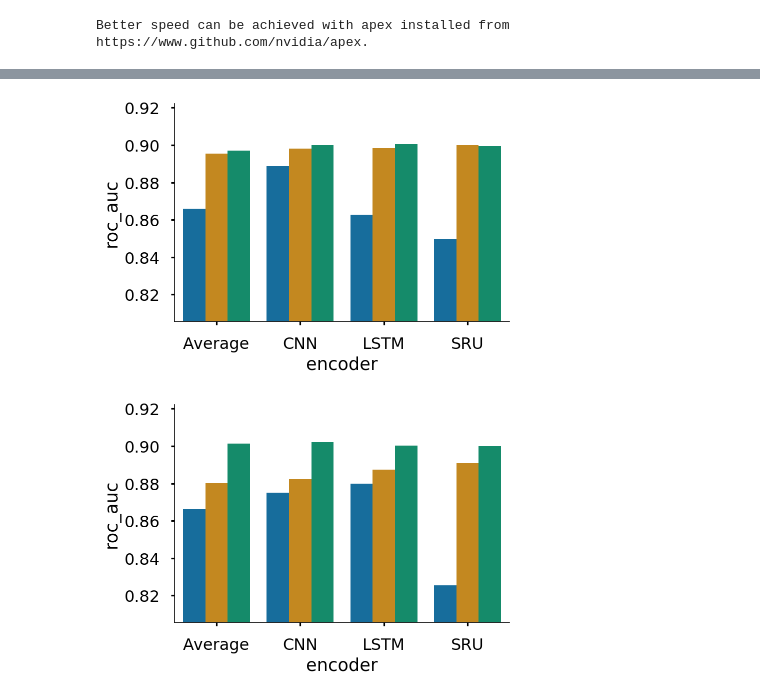
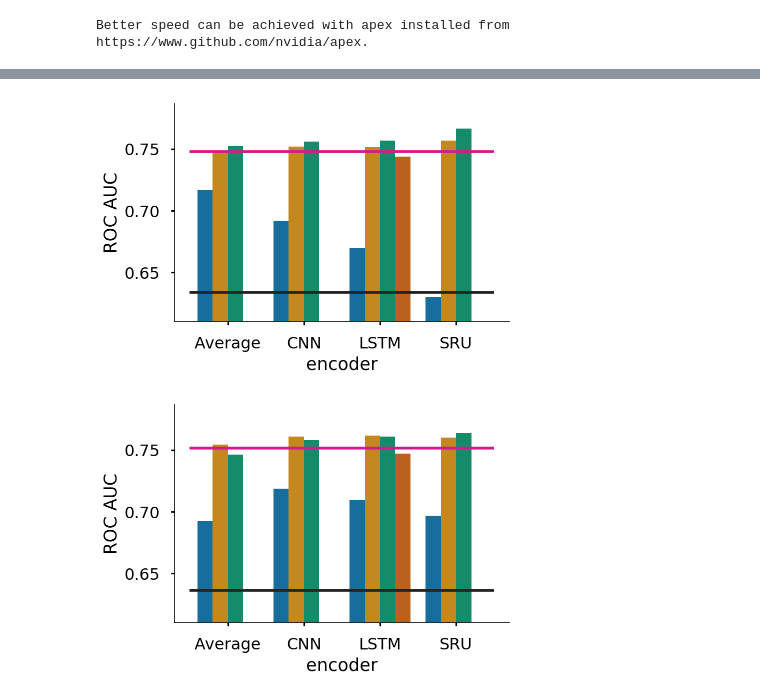
Before and after one commit to successar/PatientVec, a Jupyter notebook: Encoder_graphs.ipynb, the cells around one changed output, grey strips where cells are left out. Cells and saved outputs as stored; diff of their text form; code cells hidden in the pictures.

```diff
--- a/Encoder_graphs.ipynb
+++ b/Encoder_graphs.ipynb
@@ -11,7 +11,7 @@ Better speed can be achieved with apex installed from https://www.github.com/nvi
 # %%
 def get_yr_df(data_name) :
     yr_df = []
-    for model in ['Basic', 'Attention', 'Structured Attention', 'Hierarchical Attention'] :
+    for model in ['baselines', 'Basic', 'Attention', 'Structured Attention', 'Hierarchical Attention'] :
         name = os.path.join('outputs/', data_name, model)
         if os.path.exists(name) :
             dirs = os.listdir(name)
@@ -92,15 +47,37 @@ fig.figure.savefig('Text-encoding-EHR/results/' + name + '/encoder_graph_unstruc
-# %%
-name = 'Mortality_1yr'
-df_readmission = get_yr_df(name)
-fig = sns.barplot(x='encoder', y='roc_auc', hue='type', data=df_readmission[df_readmission.structured == True])
-fig.axes.set_ylim(min(df_readmission.roc_auc)-0.02, max(df_readmission.roc_auc)+0.02)
-fig.axes.get_legend().remove()
-fig.figure.savefig('Text-encoding-EHR/results/' + name + '/encoder_graph_structured.pdf')
-plt.show()
-fig = sns.barplot(x='encoder', y='roc_auc', hue='type', data=df_readmission[df_readmission.structured == False])
-fig.axes.set_ylim(min(df_readmission.roc_auc)-0.02, max(df_readmission.roc_auc)+0.02)
-fig.axes.get_legend().remove()
-fig.figure.savefig('Text-encoding-EHR/results/' + name + '/encoder_graph_unstructured.pdf')
-# %% [output]
-[figure, removed]
-[figure, removed]
+# %%
+def plot_encoders(name, key) :
+    df_readmission = get_yr_df(name)
+    df_lr = df_readmission[df_readmission.encoder == 'LR']
+    df_readmission = df_readmission[df_readmission.encoder != 'LR']
+
+    fig = sns.barplot(x='encoder', y=key, hue='type', data=df_readmission[df_readmission.structured == False])
+    fig.axes.set_ylim(min(df_readmission[key])-0.02, max(df_readmission[key])+0.02)
+    xmin, xmax = fig.axes.get_xlim()
+    y = df_lr[df_lr.model == 'LR+BOW+norm=None'][key]
+    fig.axes.hlines(y, xmin, xmax, colors='#222222')
+    y = df_lr[df_lr.model == 'LR+BOW+norm=l2'][key]
+    fig.axes.hlines(y, xmin, xmax, color='#d01c8b')
+    fig.axes.get_legend().remove()
+    fig.axes.set_ylabel(fig.axes.get_ylabel().replace('_', ' ').upper())
+    sns.despine()
+    fig.figure.savefig('Text-encoding-EHR/results/' + name + '/encoder_graph_unstructured.pdf', bbox_inches='tight')
+
+    plt.show()
+
+    fig = sns.barplot(x='encoder', y=key, hue='type', data=df_readmission[df_readmission.structured == True])
+    fig.axes.set_ylim(min(df_readmission[key])-0.02, max(df_readmission[key])+0.02)
+    xmin, xmax = fig.axes.get_xlim()
+    y = df_lr[df_lr.model == 'LR+BOW+norm=None+Structured'][key]
+    fig.axes.hlines(y, xmin, xmax, colors='#222222')
+    y = df_lr[df_lr.model == 'LR+BOW+norm=l2+Structured'][key]
+    fig.axes.hlines(y, xmin, xmax, color='#d01c8b')
+    fig.axes.get_legend().remove()
+    fig.axes.set_ylabel(fig.axes.get_ylabel().replace('_', ' ').upper())
+    sns.despine()
+    fig.figure.savefig('Text-encoding-EHR/results/' + name + '/encoder_graph_structured.pdf', bbox_inches='tight')
+    plt.show()
+# %%
+plot_encoders('Readmission', 'roc_auc')
+# %% [output]
+[figure, added]
+[figure, added]
```
Also changed, not shown: parts of 9 cells of this notebook, 12 other files.
